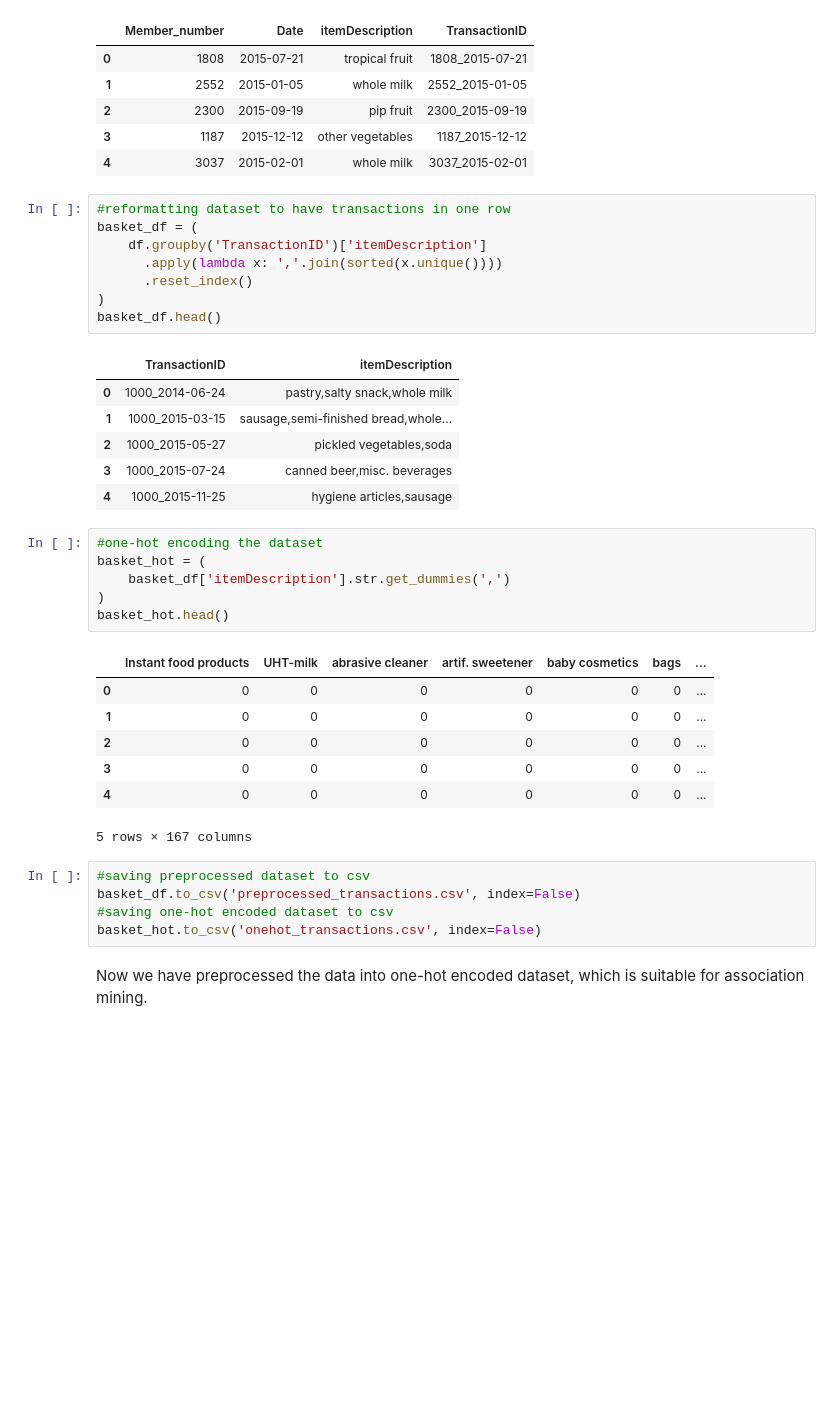
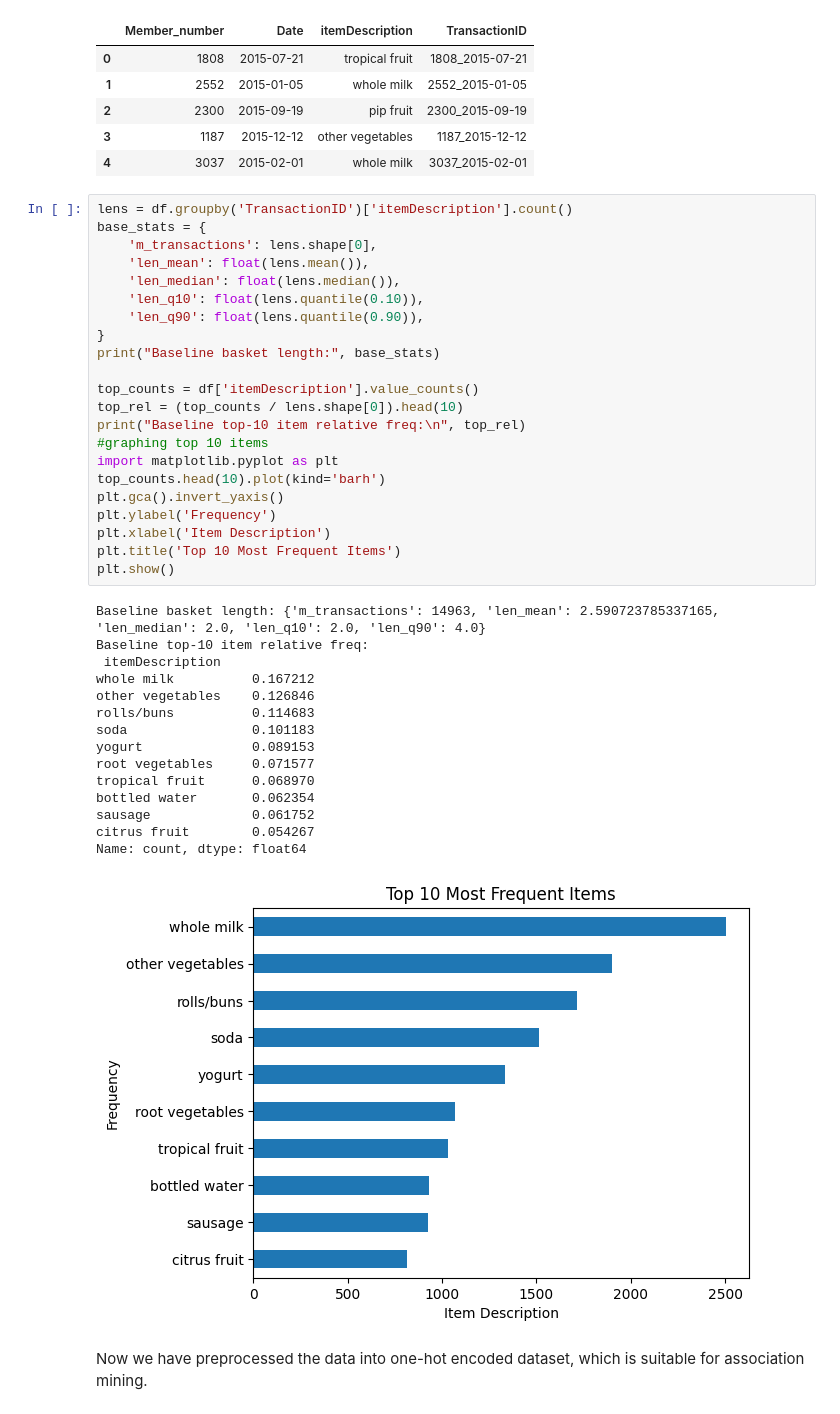
Before and after one commit to lilai3552/Association_Mining, a Jupyter notebook: main.ipynb, the cells around one changed output. Cells and saved outputs as stored; diff of their text form; blank space fills up the shorter version.

```diff
--- a/main.ipynb
+++ b/main.ipynb
@@ -79,39 +79,43 @@ df.head()
 | 2 | 2300 | 2015-09-19 | pip fruit | 2300_2015-09-19 |
 | 3 | 1187 | 2015-12-12 | other vegetables | 1187_2015-12-12 |
 | 4 | 3037 | 2015-02-01 | whole milk | 3037_2015-02-01 |
-# %%
-#reformatting dataset to have transactions in one row
-basket_df = (
-    df.groupby('TransactionID')['itemDescription']
-      .apply(lambda x: ','.join(sorted(x.unique())))
-      .reset_index()
-)
-basket_df.head()
-# %% [output]
-|  | TransactionID | itemDescription |
-| 0 | 1000_2014-06-24 | pastry,salty snack,whole milk |
-| 1 | 1000_2015-03-15 | sausage,semi-finished bread,whole... |
-| 2 | 1000_2015-05-27 | pickled vegetables,soda |
-| 3 | 1000_2015-07-24 | canned beer,misc. beverages |
-| 4 | 1000_2015-11-25 | hygiene articles,sausage |
-# %%
-#one-hot encoding the dataset
-basket_hot = (
-    basket_df['itemDescription'].str.get_dummies(',')
-)
-basket_hot.head()
-# %% [output]
-|  | Instant food products | UHT-milk | abrasive cleaner | artif. sweetener | baby cosmetics | bags | ... |
-| 0 | 0 | 0 | 0 | 0 | 0 | 0 | ... |
-| 1 | 0 | 0 | 0 | 0 | 0 | 0 | ... |
-| 2 | 0 | 0 | 0 | 0 | 0 | 0 | ... |
-| 3 | 0 | 0 | 0 | 0 | 0 | 0 | ... |
-| 4 | 0 | 0 | 0 | 0 | 0 | 0 | ... |
-5 rows × 167 columns
-# %%
-#saving preprocessed dataset to csv
-basket_df.to_csv('preprocessed_transactions.csv', index=False)
-#saving one-hot encoded dataset to csv
-basket_hot.to_csv('onehot_transactions.csv', index=False)
+# %%
+lens = df.groupby('TransactionID')['itemDescription'].count()
+base_stats = {
+    'm_transactions': lens.shape[0],
+    'len_mean': float(lens.mean()),
+    'len_median': float(lens.median()),
+    'len_q10': float(lens.quantile(0.10)),
+    'len_q90': float(lens.quantile(0.90)),
+}
+print("Baseline basket length:", base_stats)
+
+top_counts = df['itemDescription'].value_counts()
+top_rel = (top_counts / lens.shape[0]).head(10)
+print("Baseline top-10 item relative freq:\n", top_rel)
+#graphing top 10 items
+import matplotlib.pyplot as plt
+top_counts.head(10).plot(kind='barh')
+plt.gca().invert_yaxis()
+plt.ylabel('Frequency')
+plt.xlabel('Item Description')
+plt.title('Top 10 Most Frequent Items')
+plt.show()
+# %% [output]
+Baseline basket length: {'m_transactions': 14963, 'len_mean': 2.590723785337165, 'len_median': 2.0, 'len_q10': 2.0, 'len_q90': 4.0}
+Baseline top-10 item relative freq:
+ itemDescription
+whole milk          0.167212
+other vegetables    0.126846
+rolls/buns          0.114683
+soda                0.101183
+yogurt              0.089153
+root vegetables     0.071577
+tropical fruit      0.068970
+bottled water       0.062354
+sausage             0.061752
+citrus fruit        0.054267
+Name: count, dtype: float64
+[figure, added]
 # %% [markdown]
 Now we have preprocessed the data into one-hot encoded dataset, which is suitable for association mining.
```
Also changed, not shown: parts of 2 cells of this notebook, 2 other files.
